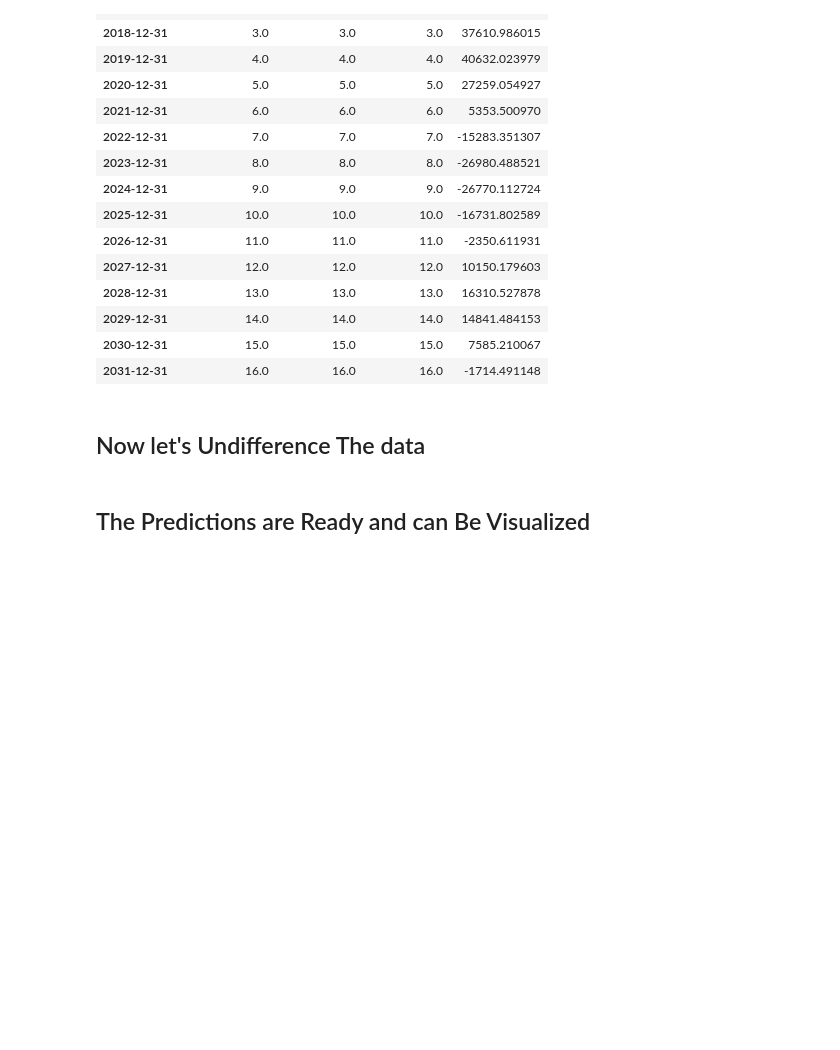
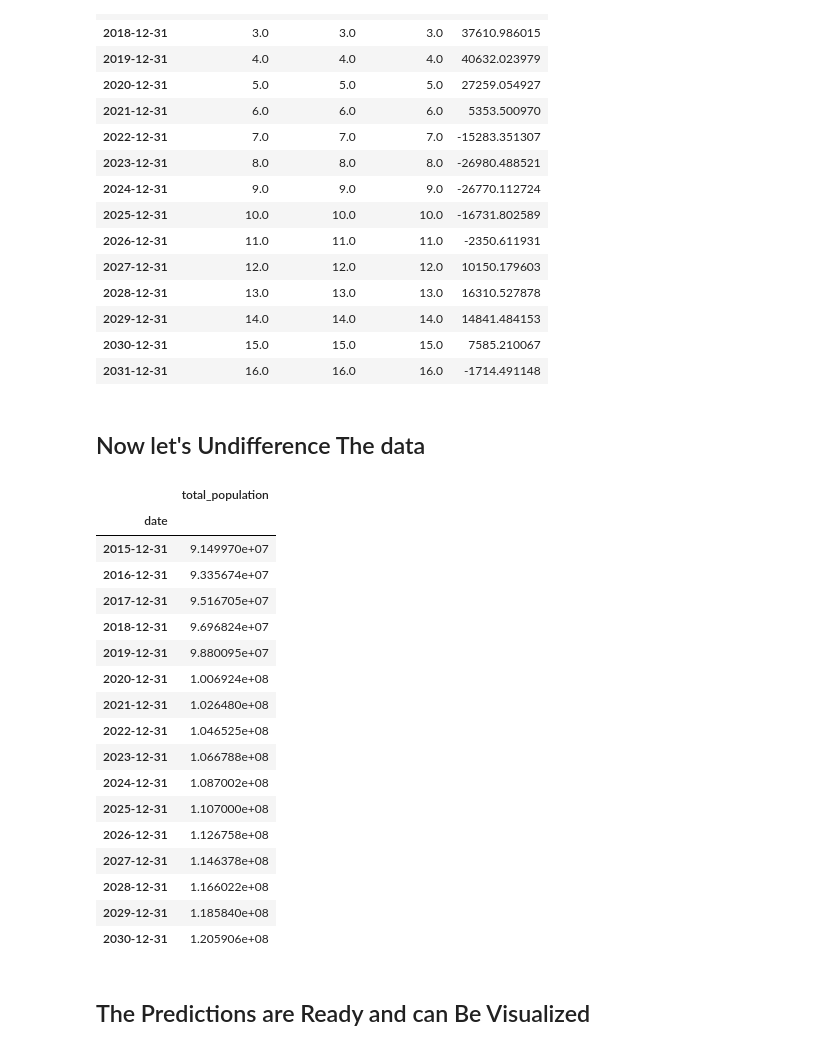
Before and after one commit to Hossam0405/Forecasting-Egypt-Population, a Jupyter notebook: Forecasting Egypt Population/Forecasting Egypt Population.ipynb, the cells around one changed output. Saved outputs shown, nothing was run; the diff lists cells and outputs as text; code cells hidden in the pictures; blank space fills up the shorter version.

```diff
--- a/Forecasting Egypt Population/Forecasting Egypt Population.ipynb
+++ b/Forecasting Egypt Population/Forecasting Egypt Population.ipynb
@@ -275,6 +275,28 @@ undiff(df_predicted.diff_ttl_pop_2, df_predicted.diff_ttl_pop_1, df[:-1].diff_tt
 undiff(df_predicted.diff_ttl_pop_1, df_predicted.total_population, df[:-1].total_population[-1])
 # %%
 df_predicted = df_predicted[:-1]
+# %%
+df_predicted = pd.DataFrame(df_predicted['total_population'])
+df_predicted
+# %% [output]
+|  | total_population |
+| date |  |
+| 2015-12-31 | 9.149970e+07 |
+| 2016-12-31 | 9.335674e+07 |
+| 2017-12-31 | 9.516705e+07 |
+| 2018-12-31 | 9.696824e+07 |
+| 2019-12-31 | 9.880095e+07 |
+| 2020-12-31 | 1.006924e+08 |
+| 2021-12-31 | 1.026480e+08 |
+| 2022-12-31 | 1.046525e+08 |
+| 2023-12-31 | 1.066788e+08 |
+| 2024-12-31 | 1.087002e+08 |
+| 2025-12-31 | 1.107000e+08 |
+| 2026-12-31 | 1.126758e+08 |
+| 2027-12-31 | 1.146378e+08 |
+| 2028-12-31 | 1.166022e+08 |
+| 2029-12-31 | 1.185840e+08 |
+| 2030-12-31 | 1.205906e+08 |
 # %% [markdown]
 ## The Predictions are Ready and can Be Visualized
 # %%
```
Also changed, not shown: parts of 2 cells of this notebook, 1 other file.
